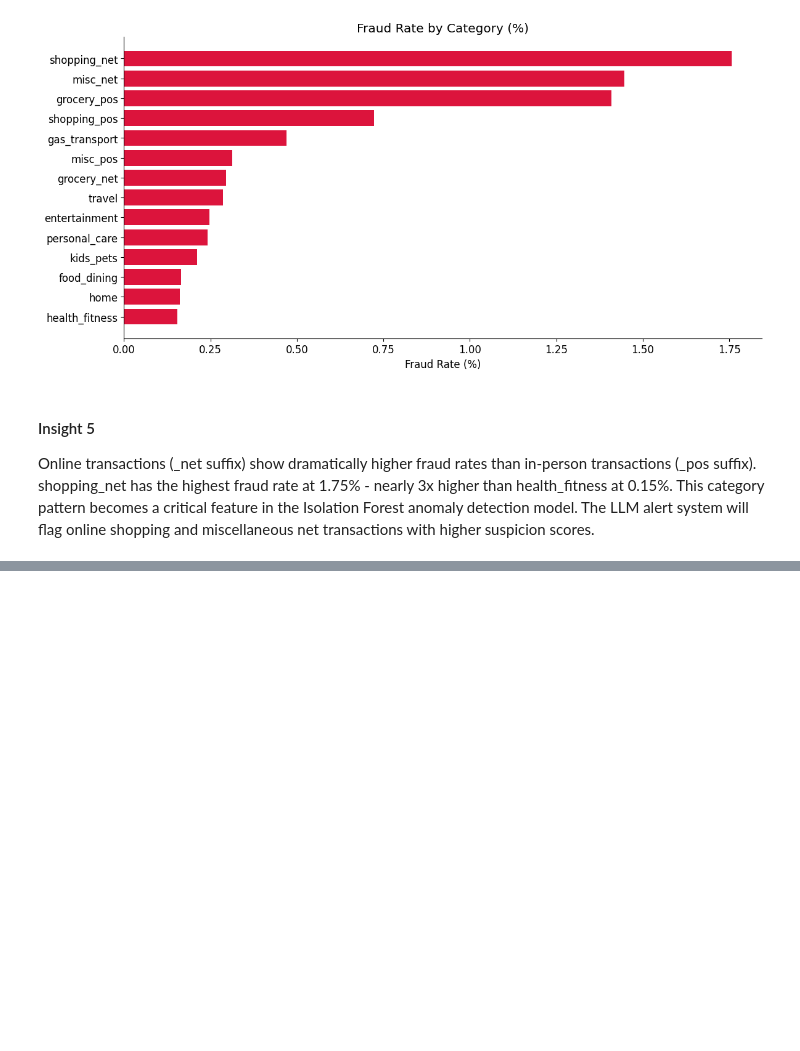
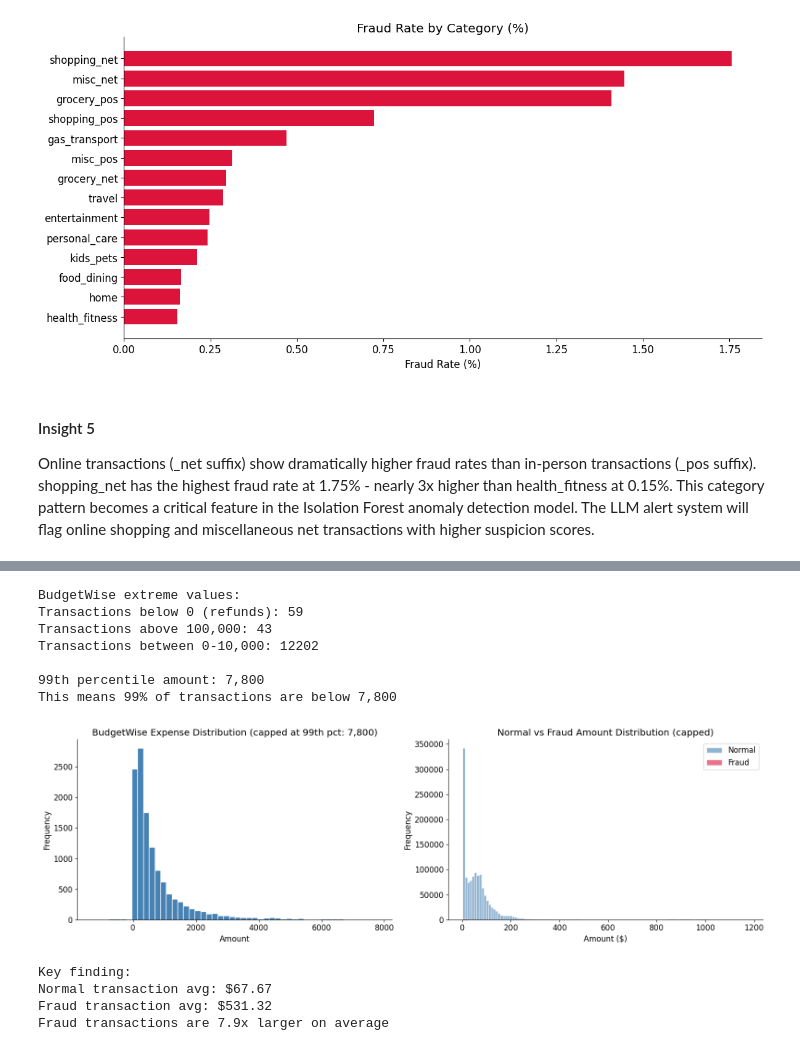
Before and after one commit to hsgit19/FinFlow, a Jupyter notebook: notebooks/02_EDA.ipynb, the cells around one changed output, grey strips where cells are left out. Saved outputs shown, nothing was run; the diff lists cells and outputs as text; code cells hidden in the pictures; blank space fills up the shorter version.

```diff
--- a/notebooks/02_EDA.ipynb
+++ b/notebooks/02_EDA.ipynb
@@ -496,0 +561,62 @@ and miscellaneous net transactions with higher suspicion scores.
+# %%
+# Cell 11 - Outlier analysis and capped distribution charts
+# Show outlier scale
+print("BudgetWise extreme values:")
+print(f"Transactions below 0 (refunds): {(expenses['amount'] < 0).sum()}")
+print(f"Transactions above 100,000: {(expenses['amount'] > 100000).sum()}")
+print(f"Transactions between 0-10,000: {((expenses['amount'] >= 0) & (expenses['amount'] <= 10000)).sum()}")
+print()
+
+# Cap at 99th percentile for visualization
+p99 = expenses['amount'].quantile(0.99)
+print(f"99th percentile amount: {p99:,.0f}")
+print(f"This means 99% of transactions are below {p99:,.0f}")
+
+expenses_capped = expenses[expenses['amount'] <= p99]
+
+fig, axes = plt.subplots(1, 2, figsize=(16, 5))
+
+# Capped distribution
+axes[0].hist(expenses_capped['amount'], bins=50,
+             color='steelblue', edgecolor='white')
+axes[0].set_title(f'BudgetWise Expense Distribution (capped at 99th pct: {p99:,.0f})')
+axes[0].set_xlabel('Amount')
+axes[0].set_ylabel('Frequency')
+
+# Fraud vs normal capped
+normal_capped = fraud[fraud['is_fraud']==0]['amount']
+normal_capped = normal_capped[normal_capped <= normal_capped.quantile(0.99)]
+fraud_capped = fraud[fraud['is_fraud']==1]['amount']
+fraud_capped = fraud_capped[fraud_capped <= fraud_capped.quantile(0.99)]
+
+axes[1].hist(normal_capped, bins=50, alpha=0.6,
+             color='steelblue', label='Normal', edgecolor='white')
+axes[1].hist(fraud_capped, bins=50, alpha=0.6,
+             color='crimson', label='Fraud', edgecolor='white')
+axes[1].set_title('Normal vs Fraud Amount Distribution (capped)')
+axes[1].set_xlabel('Amount ($)')
+axes[1].set_ylabel('Frequency')
+axes[1].legend()
+
+plt.tight_layout()
+plt.savefig('../docs/amount_distribution_clean.png', dpi=150, bbox_inches='tight')
+plt.show()
+
+print()
+print("Key finding:")
+print(f"Normal transaction avg: ${fraud[fraud['is_fraud']==0]['amount'].mean():.2f}")
+print(f"Fraud transaction avg: ${fraud[fraud['is_fraud']==1]['amount'].mean():.2f}")
+print(f"Fraud transactions are {fraud[fraud['is_fraud']==1]['amount'].mean()/fraud[fraud['is_fraud']==0]['amount'].mean():.1f}x larger on average")
+# %% [output]
+BudgetWise extreme values:
+Transactions below 0 (refunds): 59
+Transactions above 100,000: 43
+Transactions between 0-10,000: 12202
+
+99th percentile amount: 7,800
+This means 99% of transactions are below 7,800
+[figure, added]
+Key finding:
+Normal transaction avg: $67.67
+Fraud transaction avg: $531.32
+Fraud transactions are 7.9x larger on average
```
Also changed, not shown: parts of 4 cells of this notebook, 2 other files.
